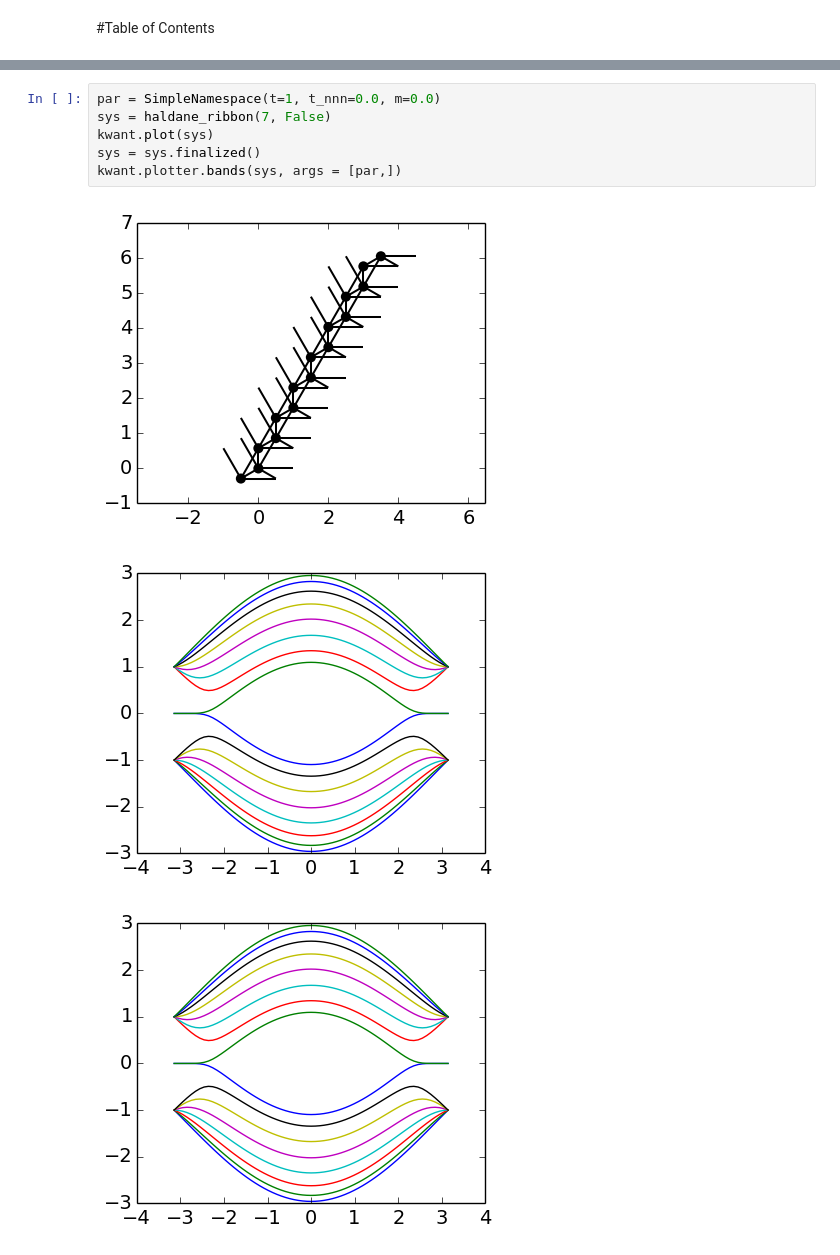
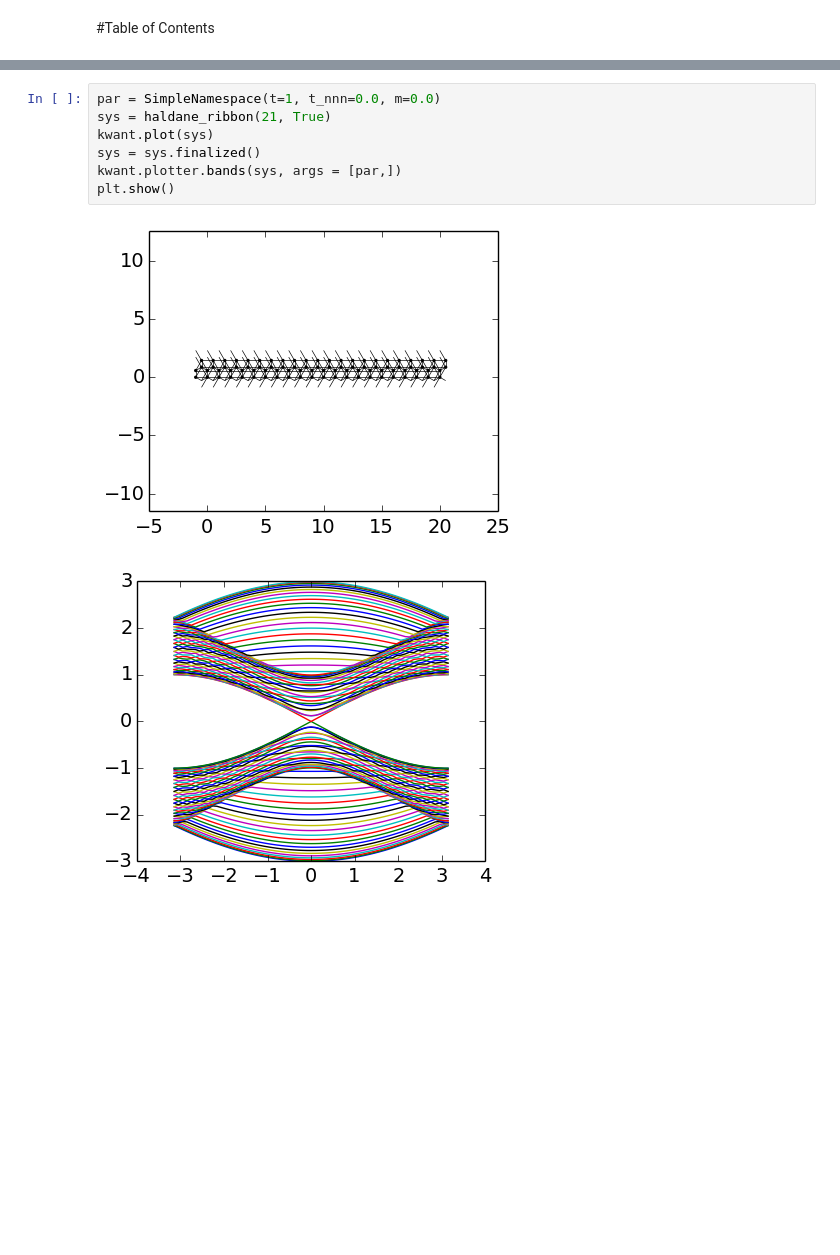
Before and after one commit to topocm/topocm_content, a Jupyter notebook: w4_haldane/Temporary Simulations.ipynb, the cells around one changed output, grey strips where cells are left out. Cells and saved outputs as stored; diff of their text form; blank space fills up the shorter version.

Commit message:
Added momentum Subblock for Haldane

```diff
--- a/w4_haldane/Temporary Simulations.ipynb
+++ b/w4_haldane/Temporary Simulations.ipynb
@@ -72,10 +109,10 @@ from edx_components import *
 # %%
 par = SimpleNamespace(t=1, t_nnn=0.0, m=0.0)
-sys = haldane_ribbon(7, False)
+sys = haldane_ribbon(21, True)
 kwant.plot(sys)
 sys = sys.finalized()
 kwant.plotter.bands(sys, args = [par,])
+plt.show()
 # %% [output]
-[figure, old version]
+[figure, new version]
-[figure, old version]
+[figure, new version]
-[figure, removed]
```
Also changed, not shown: parts of 2 cells of this notebook.
